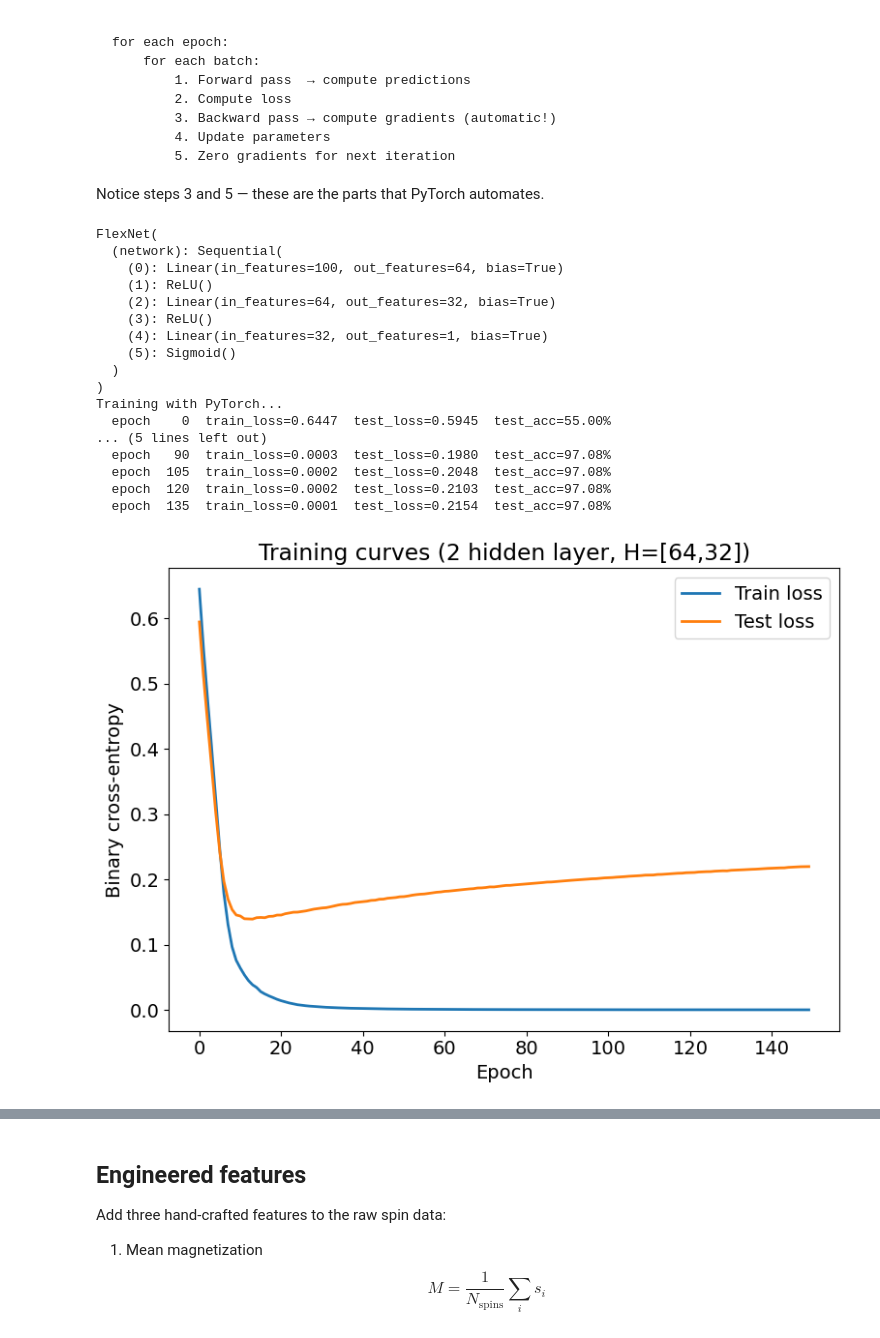
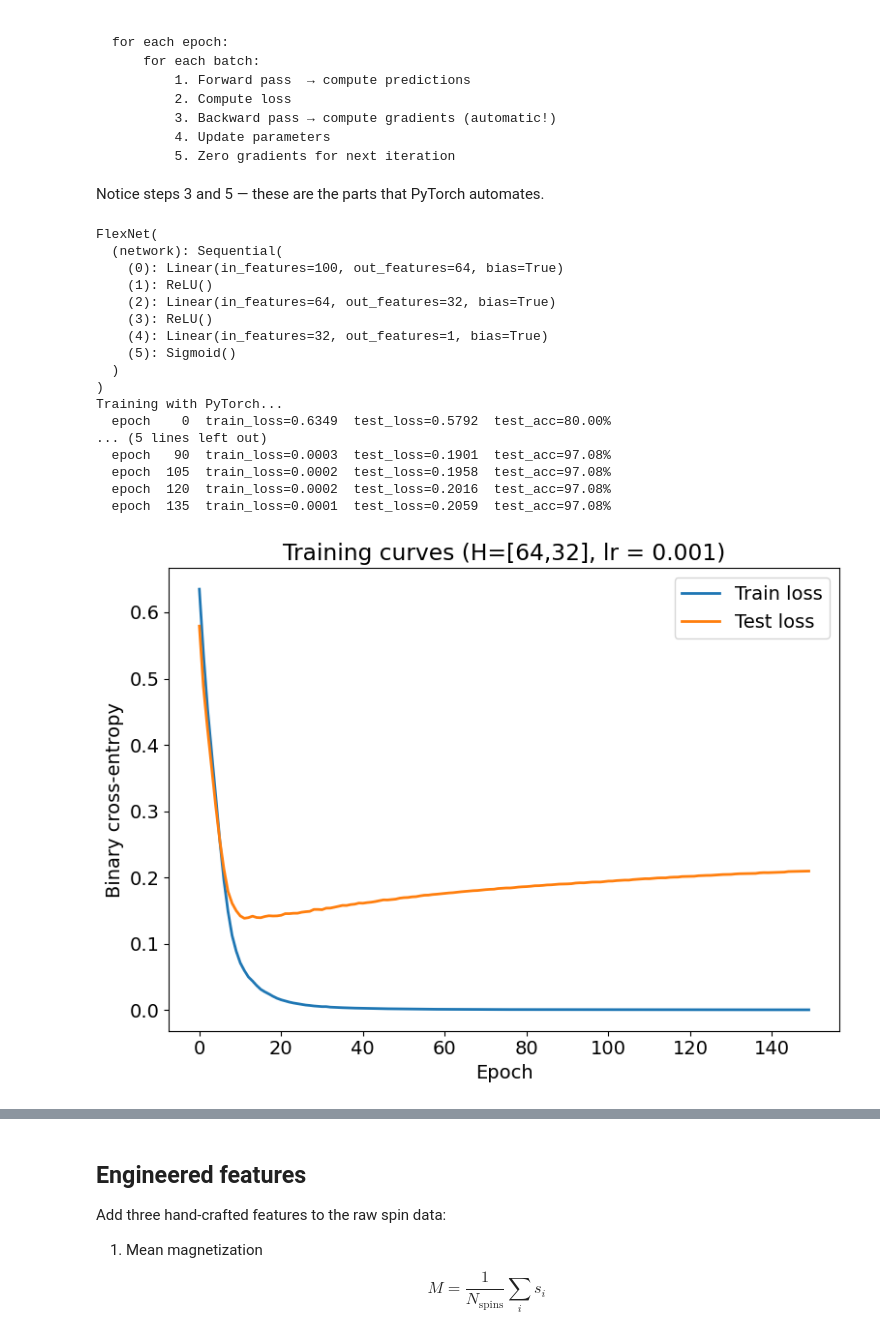
Before and after one commit to hanipasha-13/PHY-657, a Jupyter notebook: mod6q4.ipynb, the cells around one changed output, grey strips where cells are left out. Drawn from its saved outputs; the diff is of its cells as text; code cells hidden in the pictures.

```diff
--- a/mod6q4.ipynb
+++ b/mod6q4.ipynb
@@ -477,40 +477,40 @@ train_losses, test_losses, accuracies, all_targets, all_probs = train_pytorch(
     model=net_deep,
     train_loader=train_loader,
     test_loader=test_loader,
     lr=learning_rate,
     n_epochs=num_epochs
 )
 end = time.time()
 t_train_NN = end - start
 
 fig, ax = plt.subplots(figsize=(8, 6))
 ax.plot(train_losses, label='Train loss', lw=2)
 ax.plot(test_losses, label='Test loss', lw=2)
 ax.set_xlabel('Epoch')
 ax.set_ylabel('Binary cross-entropy')
-ax.set_title('Training curves (2 hidden layer, H=[64,32])')
+ax.set_title('Training curves (H=[64,32], lr = 0.001)')
 ax.legend()
 plt.tight_layout()
 plt.show()
 # %% [output]
 FlexNet(
   (network): Sequential(
     (0): Linear(in_features=100, out_features=64, bias=True)
     (1): ReLU()
     (2): Linear(in_features=64, out_features=32, bias=True)
     (3): ReLU()
     (4): Linear(in_features=32, out_features=1, bias=True)
     (5): Sigmoid()
   )
 )
 Training with PyTorch...
-  epoch    0  train_loss=0.6447  test_loss=0.5945  test_acc=55.00%
+  epoch    0  train_loss=0.6349  test_loss=0.5792  test_acc=80.00%
 ... (5 lines left out)
-  epoch   90  train_loss=0.0003  test_loss=0.1980  test_acc=97.08%
-  epoch  105  train_loss=0.0002  test_loss=0.2048  test_acc=97.08%
-  epoch  120  train_loss=0.0002  test_loss=0.2103  test_acc=97.08%
-  epoch  135  train_loss=0.0001  test_loss=0.2154  test_acc=97.08%
+  epoch   90  train_loss=0.0003  test_loss=0.1901  test_acc=97.08%
+  epoch  105  train_loss=0.0002  test_loss=0.1958  test_acc=97.08%
+  epoch  120  train_loss=0.0002  test_loss=0.2016  test_acc=97.08%
+  epoch  135  train_loss=0.0001  test_loss=0.2059  test_acc=97.08%
-[figure, old version]
+[figure, new version]
 # %%
 classifiers = {}
 classifiers['Logistic regression'] = {
```
Also changed, not shown: parts of 6 cells of this notebook.
